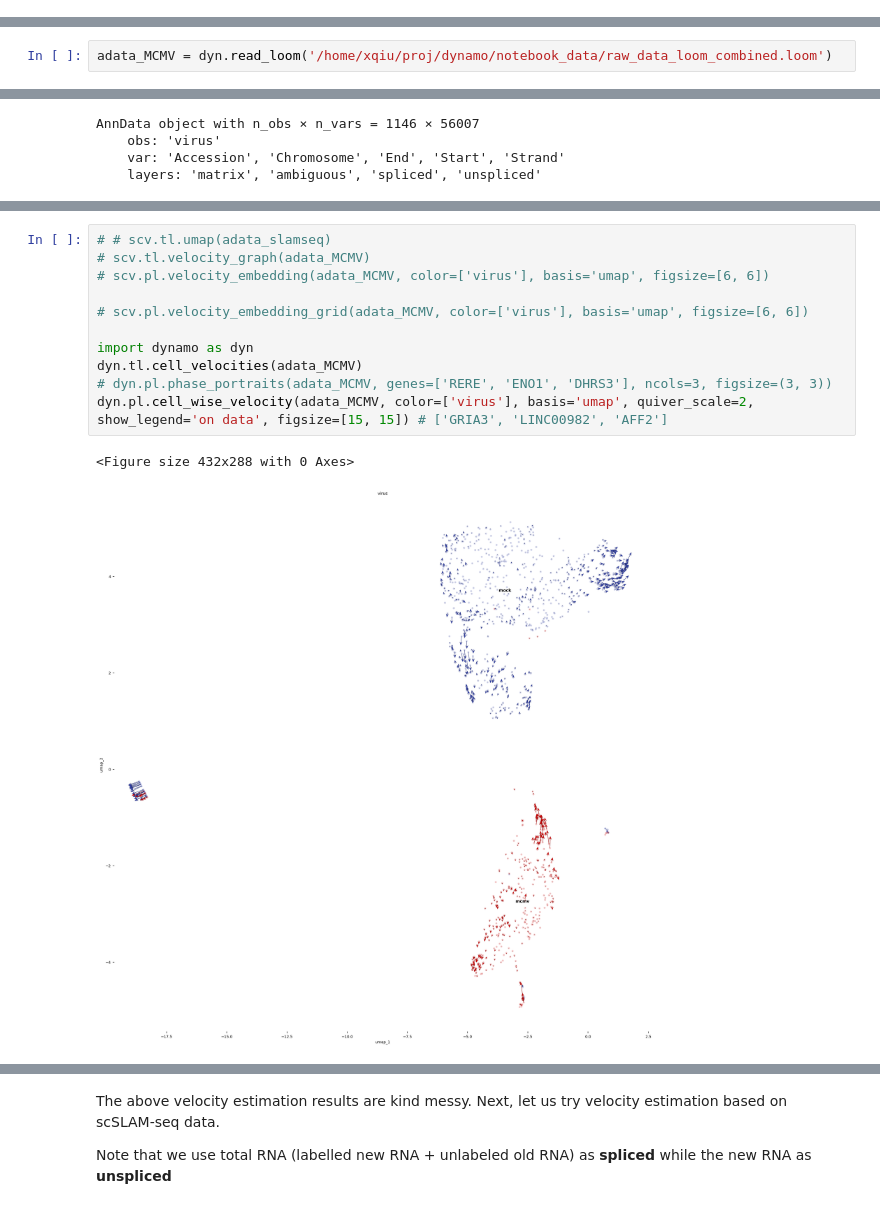
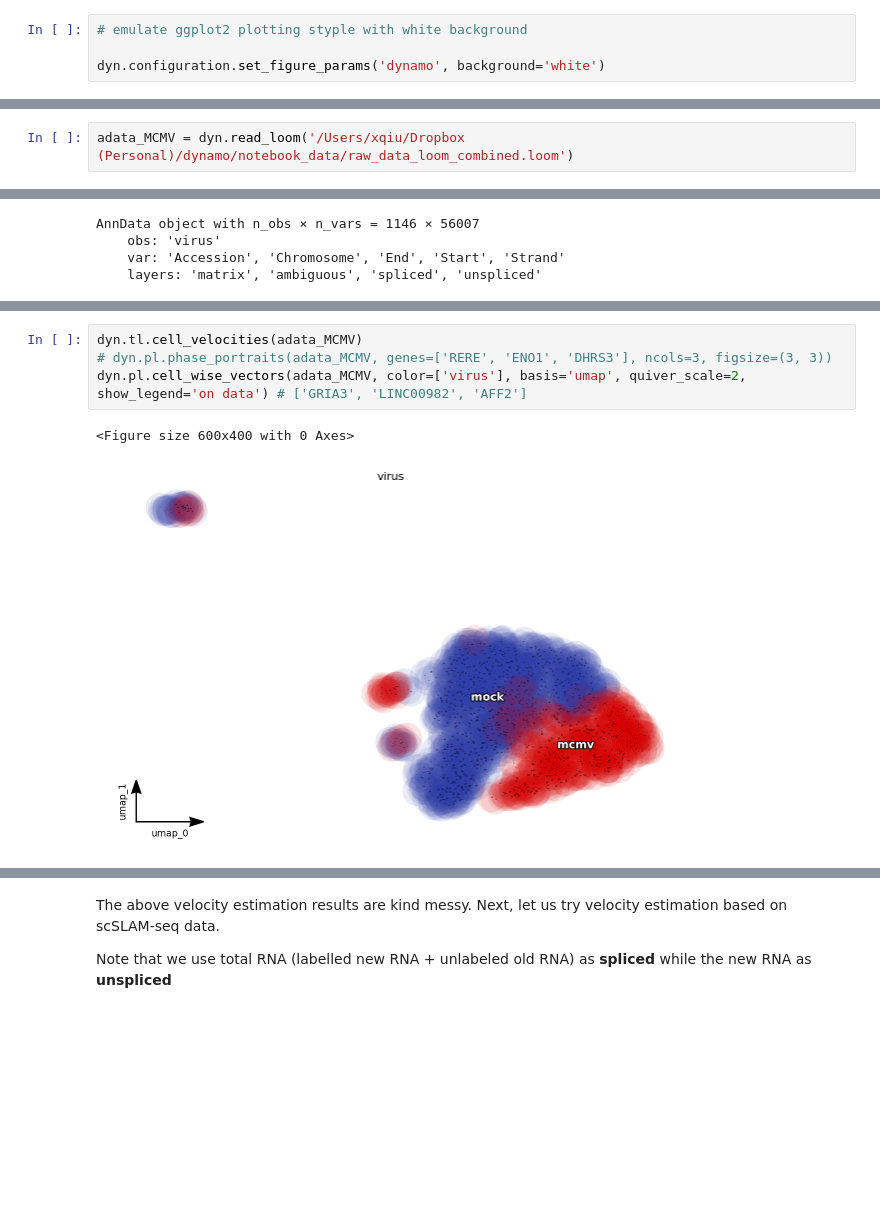
Before and after one commit to aristoteleo/dynamo-tutorials, a Jupyter notebook: scSLAM-seq.ipynb, the cells around one changed output, grey strips where cells are left out. Cells and saved outputs as stored; diff of their text form; blank space fills up the shorter version.

Commit message:
update tutorials with dynamo-0.95.0

```diff
--- a/scSLAM-seq.ipynb
+++ b/scSLAM-seq.ipynb
@@ -9,3 +13,7 @@ import dynamo as dyn
+# %%
+# emulate ggplot2 plotting styple with white background
+
+dyn.configuration.set_figure_params('dynamo', background='white')
 # %% [markdown]
 # data from Hendriks et al. 2018
 # %% [markdown]
@@ -17,7 +25,7 @@ wget https://www.dropbox.com/s/a9ozcynpxudqdis/raw_data_loom_combined.loom?dl=1
 
 here I just use data I have in my local directory
 # %%
-adata_MCMV = dyn.read_loom('/home/xqiu/proj/dynamo/notebook_data/raw_data_loom_combined.loom')
+adata_MCMV = dyn.read_loom('/Users/xqiu/Dropbox (Personal)/dynamo/notebook_data/raw_data_loom_combined.loom')
 # %% [output]
 Variable names are not unique. To make them unique, call `.var_names_make_unique`.
 # %%
@@ -62,15 +69,8 @@ dyn.pl.umap(adata_MCMV, color='virus')
 # %%
-# # scv.tl.umap(adata_slamseq)
-# scv.tl.velocity_graph(adata_MCMV)
-# scv.pl.velocity_embedding(adata_MCMV, color=['virus'], basis='umap', figsize=[6, 6])
-
-# scv.pl.velocity_embedding_grid(adata_MCMV, color=['virus'], basis='umap', figsize=[6, 6])
-
-import dynamo as dyn
 dyn.tl.cell_velocities(adata_MCMV)
 # dyn.pl.phase_portraits(adata_MCMV, genes=['RERE', 'ENO1', 'DHRS3'], ncols=3, figsize=(3, 3))
-dyn.pl.cell_wise_velocity(adata_MCMV, color=['virus'], basis='umap', quiver_scale=2, show_legend='on data', figsize=[15, 15]) # ['GRIA3', 'LINC00982', 'AFF2']
+dyn.pl.cell_wise_vectors(adata_MCMV, color=['virus'], basis='umap', quiver_scale=2, show_legend='on data') # ['GRIA3', 'LINC00982', 'AFF2']
 # %% [output]
-<Figure size 432x288 with 0 Axes>
+<Figure size 600x400 with 0 Axes>
-[figure, old version]
+[figure, new version]
 # %%
```
Also changed, not shown: parts of 19 cells of this notebook, 5 other files.
